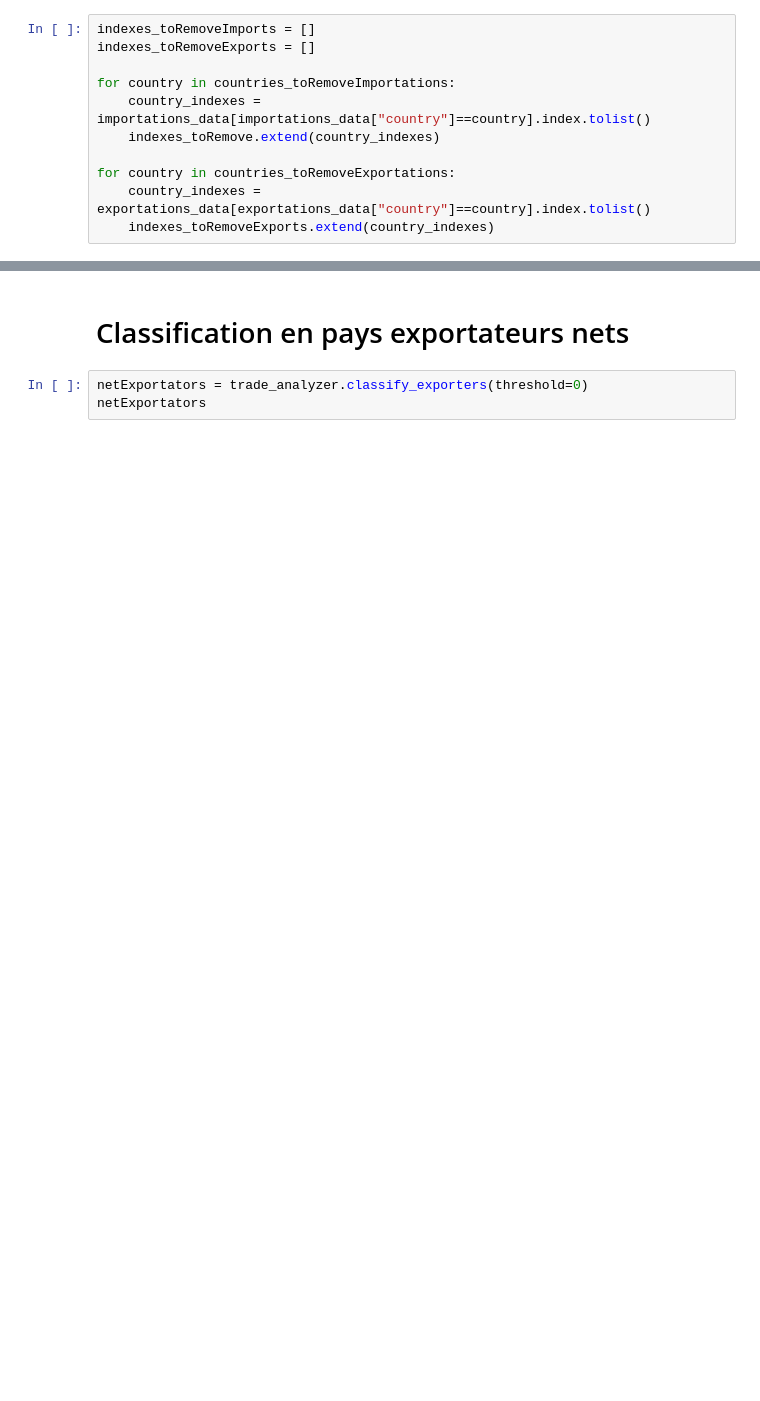
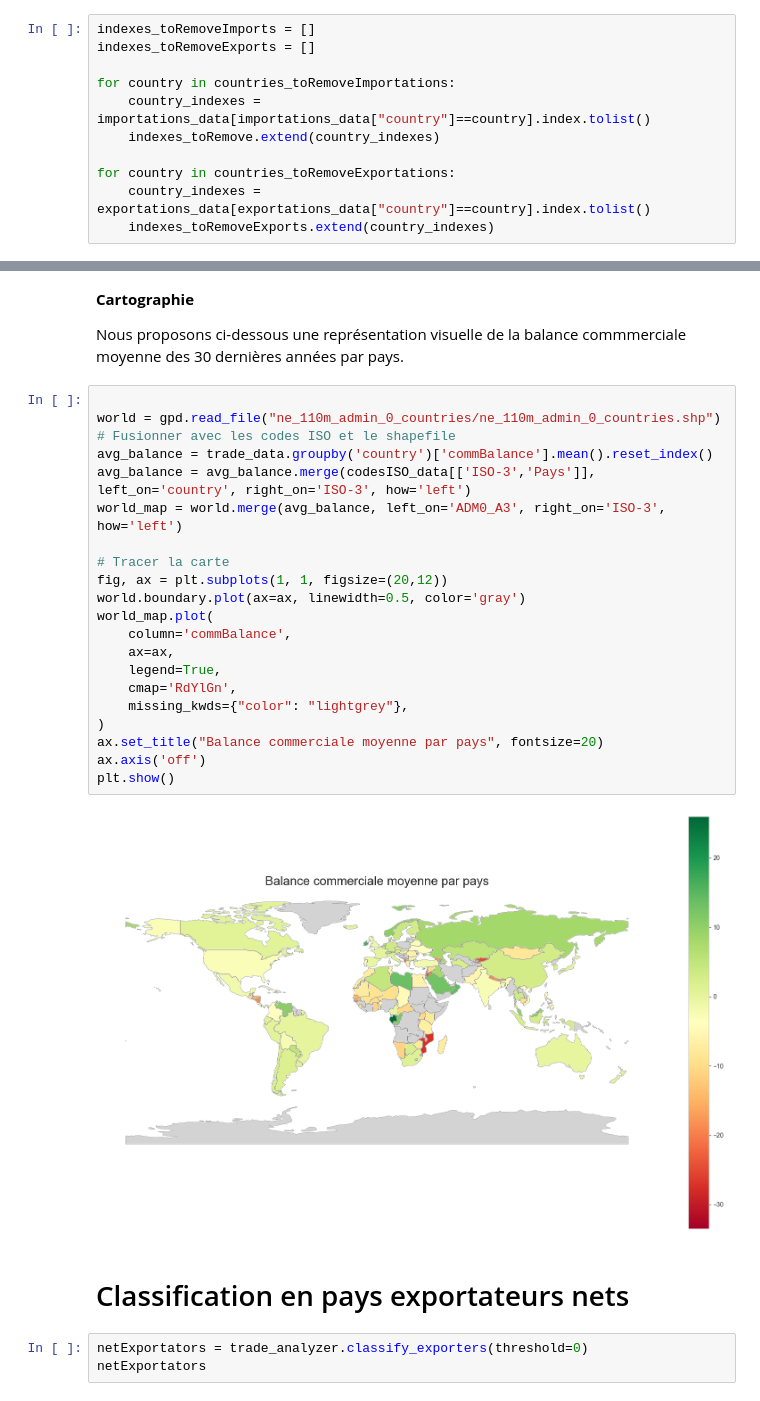
Before and after one commit to nile2304/Data-Science-Project-ENSAE, a Jupyter notebook: main.ipynb, the cells around one changed output, grey strips where cells are left out. Cells and saved outputs as stored; diff of their text form; blank space fills up the shorter version.

```diff
--- a/main.ipynb
+++ b/main.ipynb
@@ -729,3 +915,30 @@ trade_analyzer.trade_data
+# %% [markdown]
+**Cartographie**
+
+Nous proposons ci-dessous une représentation visuelle de la balance commmerciale moyenne des 30 dernières années par pays.
+# %%
+
+world = gpd.read_file("ne_110m_admin_0_countries/ne_110m_admin_0_countries.shp")
+# Fusionner avec les codes ISO et le shapefile
+avg_balance = trade_data.groupby('country')['commBalance'].mean().reset_index()
+avg_balance = avg_balance.merge(codesISO_data[['ISO-3','Pays']], left_on='country', right_on='ISO-3', how='left')
+world_map = world.merge(avg_balance, left_on='ADM0_A3', right_on='ISO-3', how='left')
+
+# Tracer la carte
+fig, ax = plt.subplots(1, 1, figsize=(20,12))
+world.boundary.plot(ax=ax, linewidth=0.5, color='gray')
+world_map.plot(
+    column='commBalance',
+    ax=ax,
+    legend=True,
+    cmap='RdYlGn',
+    missing_kwds={"color": "lightgrey"},
+)
+ax.set_title("Balance commerciale moyenne par pays", fontsize=20)
+ax.axis('off')
+plt.show()
+# %% [output]
+[figure, added]
 # %% [markdown]
 # Classification en pays exportateurs nets
 # %%
```
Also changed, not shown: parts of 47 cells of this notebook.
